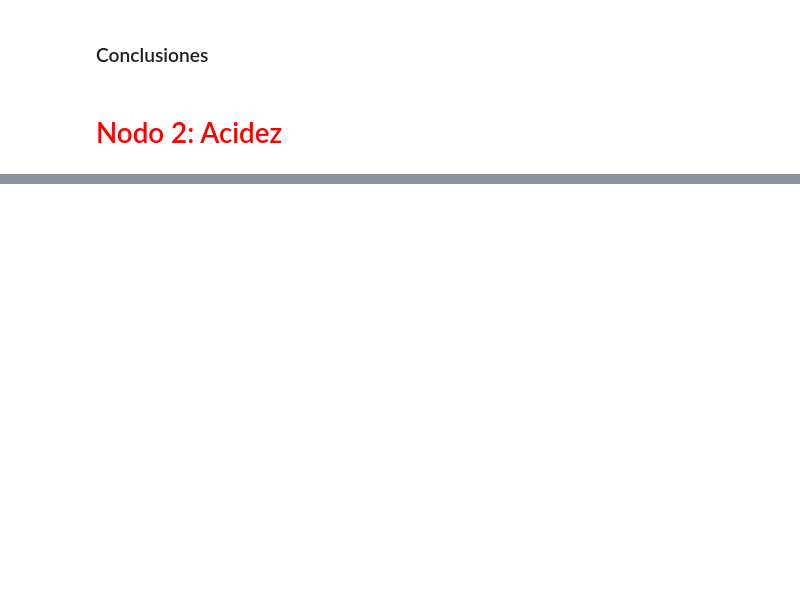
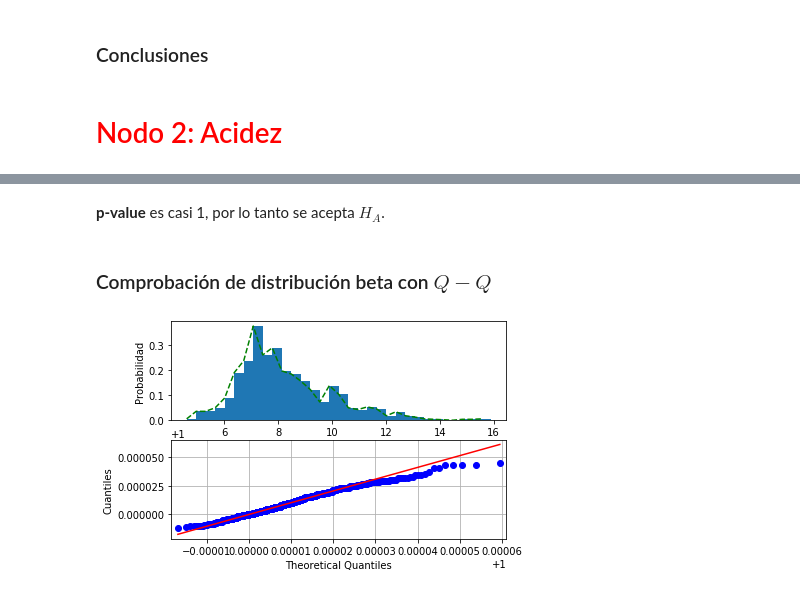
Before and after one commit to feramdor/Proyecto_Amador_Gonzalez, a Jupyter notebook: Proyecto_Amador_Gonzalez.ipynb, the cells around one changed output, grey strips where cells are left out. Cells and saved outputs as stored; diff of their text form; code cells hidden in the pictures; blank space fills up the shorter version.

```diff
--- a/Proyecto_Amador_Gonzalez.ipynb
+++ b/Proyecto_Amador_Gonzalez.ipynb
@@ -596,0 +664,8 @@ Se acepta la hipótesis nula, la media es igual a 119.61297884824698 con un 0.95
+# %% [markdown]
+**p-value** es casi 1, por lo tanto se acepta $H_A$.
+# %% [markdown]
+### Comprobación de distribución beta con $Q-Q$
+# %%
+qq(data_a, dist, p)
+# %% [output]
+[figure, added]
```
Also changed, not shown: parts of 39 cells of this notebook.
